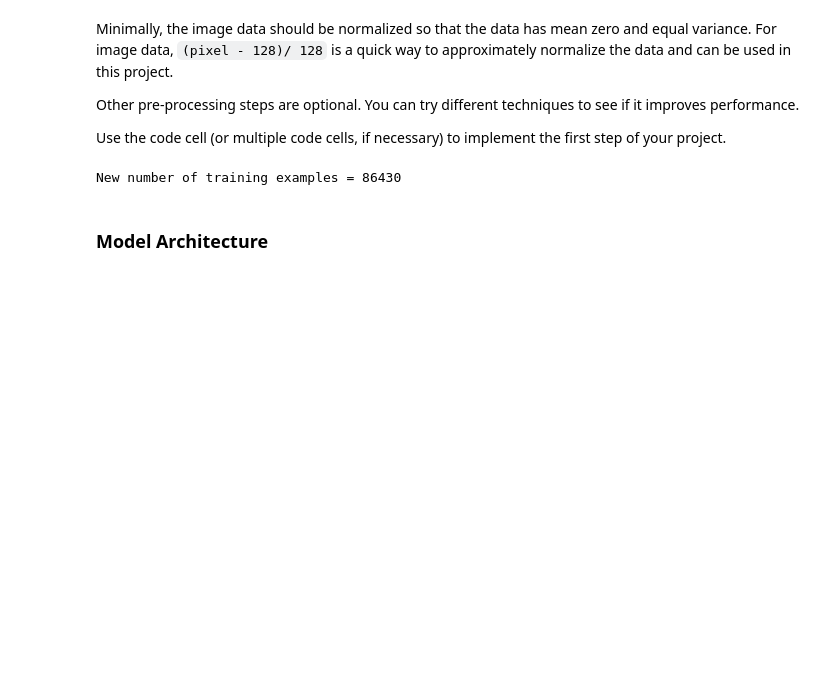
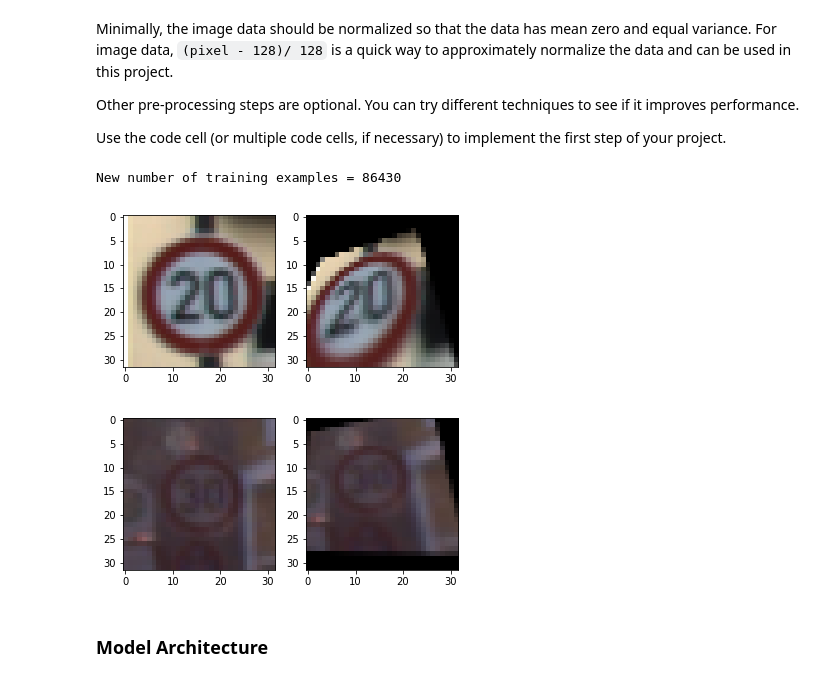
Before and after one commit to Nirdor/udacity_carND_Traffic-Sign-Classifier, a Jupyter notebook: Traffic_Sign_Classifier.ipynb, the cells around one changed output. Drawn from its saved outputs; the diff is of its cells as text; code cells hidden in the pictures; blank space fills up the shorter version.

```diff
--- a/Traffic_Sign_Classifier.ipynb
+++ b/Traffic_Sign_Classifier.ipynb
@@ -169,41 +176,44 @@ Use the code cell (or multiple code cells, if necessary) to implement the first
 
 import cv2
 
-augrange = 8
+augrange = 10
 img_w, img_h = 32, 32
 
 #oversample
 max_class = max(countt)
 additional_needed = [max_class - len(x) for x in sorted_train]
 
 X_train = np.zeros((max_class * n_classes, 32, 32, 3), dtype = X_train.dtype)
 y_train = np.zeros((max_class * n_classes), dtype = y_train.dtype)
-for i in range(n_classes):
+for i in range(2):
     for j in range(max_class):
         y_train[i * max_class + j] = i
         if j < countt[i]:
             X_train[i * max_class + j, :] = sorted_train[i][j]
         else:
             a1 = [np.random.randint(0, augrange), np.random.randint(0, augrange)]
             a2 = [np.random.randint(0, augrange), np.random.randint(img_w - augrange, img_w)]
             a3 = [np.random.randint(img_h - augrange, img_h), np.random.randint(0, augrange)]
             a4 = [np.random.randint(img_h - augrange, img_h), np.random.randint(img_w - augrange, img_w)]
 
             b1 = [np.random.randint(0, augrange), np.random.randint(0, augrange)]
             b2 = [np.random.randint(0, augrange), np.random.randint(img_w - augrange, img_w)]
             b3 = [np.random.randint(img_h - augrange, img_h), np.random.randint(0, augrange)]
             b4 = [np.random.randint(img_h - augrange, img_h), np.random.randint(img_w - augrange, img_w)]
 
             pts1 = np.float32([a1,a2,a3,a4])
             pts2 = np.float32([b1,b2,b3,b4])
             M = cv2.getPerspectiveTransform(pts1,pts2)
 
-            X_train[i * max_class + j, :] = cv2.warpPerspective(sorted_train[i][j % countt[i]], M, (img_w, img_h))
+            new_image = cv2.warpPerspective(sorted_train[i][j % countt[i]], M, (img_w, img_h))
+            X_train[i * max_class + j, :] = new_image
 
 n_train = len(X_train)
 logger.info("New number of training examples = {}".format(n_train))
 # %% [output]
 New number of training examples = 86430
+[figure, added]
+[figure, added]
 # %%
 ### normalize and shuffle data
 from sklearn.utils import shuffle
```
Also changed, not shown: parts of 7 cells of this notebook, 6 other files.
